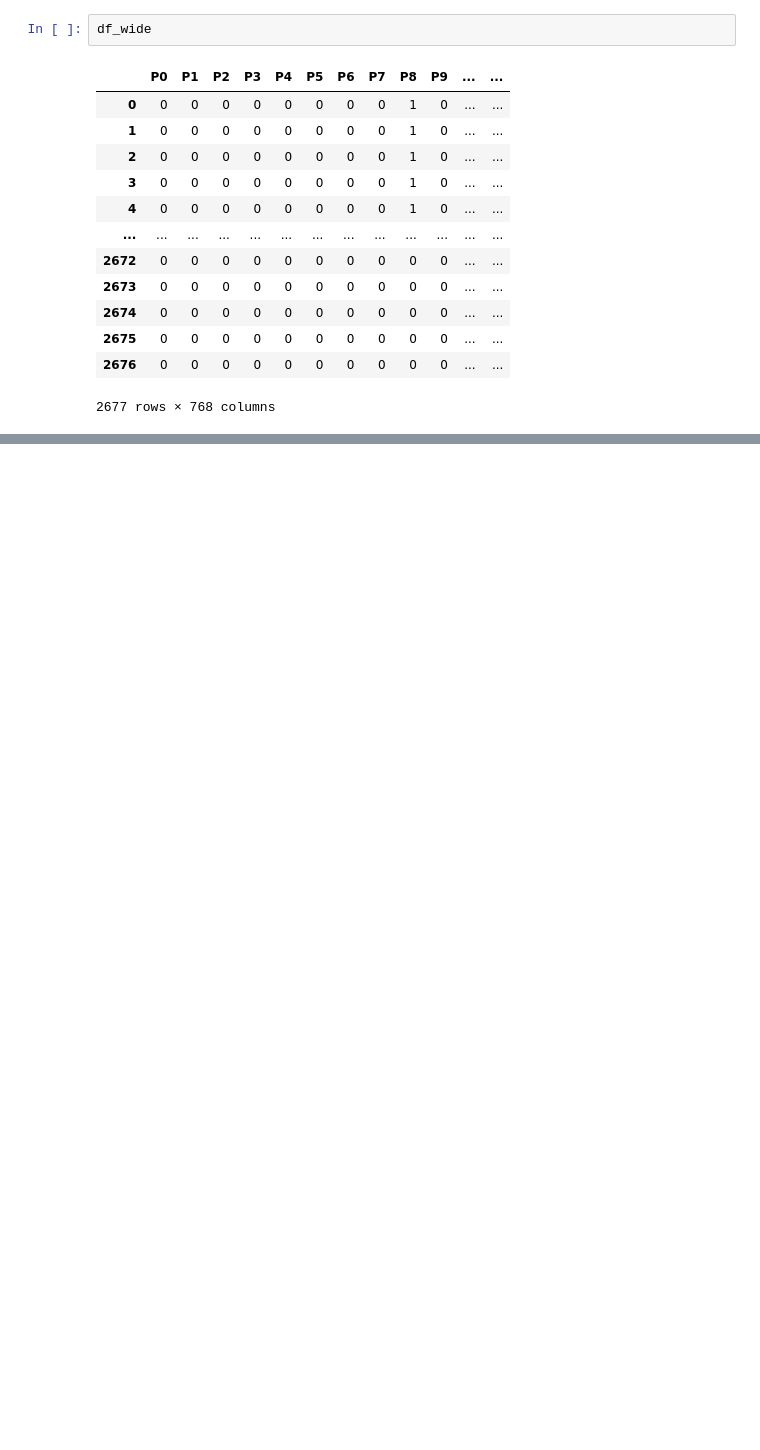
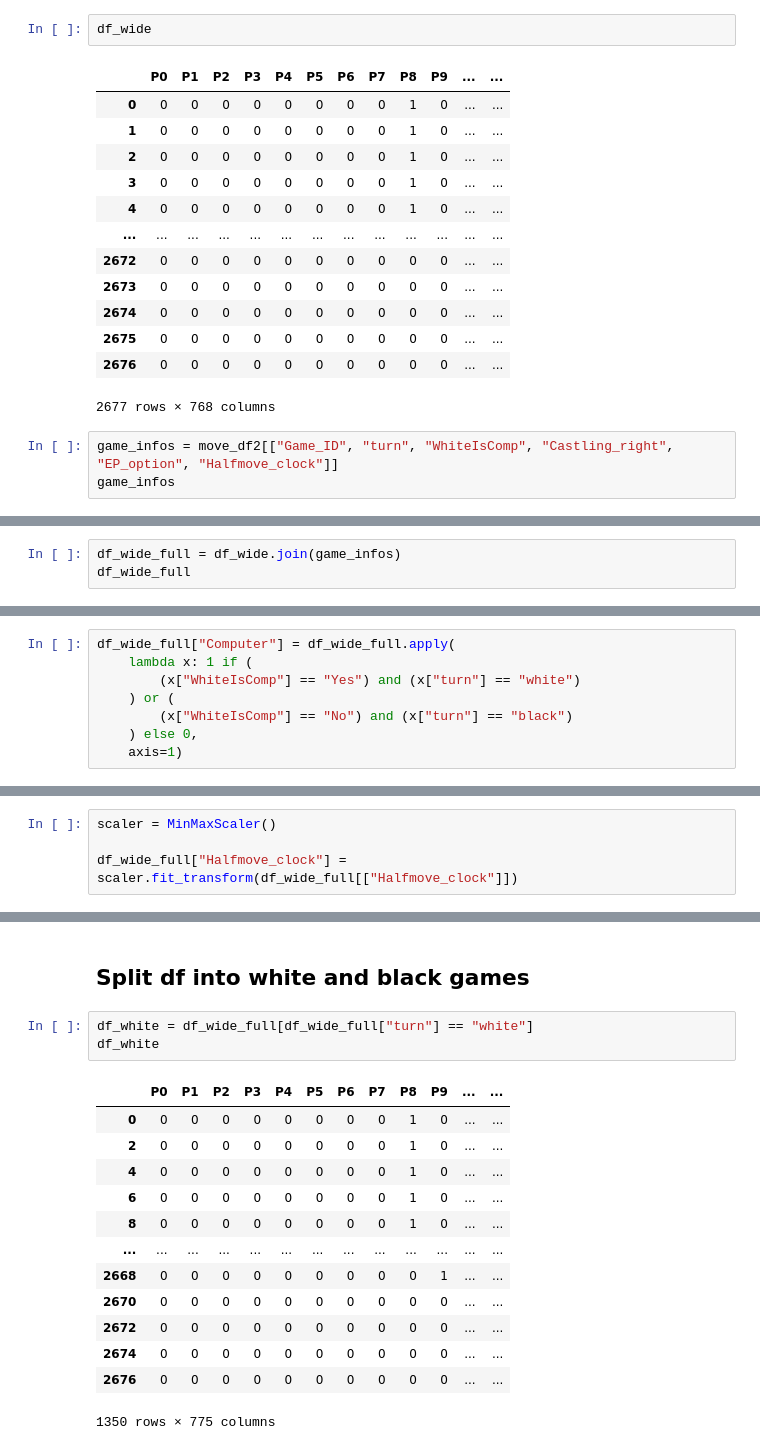
Before and after one commit to VPeron/cc_detector, a Jupyter notebook: notebooks/pgn_to_3dfs_Manuel.ipynb, the cells around one changed output, grey strips where cells are left out. Saved outputs shown, nothing was run; the diff lists cells and outputs as text; blank space fills up the shorter version.

```diff
--- a/notebooks/pgn_to_3dfs_Manuel.ipynb
+++ b/notebooks/pgn_to_3dfs_Manuel.ipynb
@@ -476,3 +513,6 @@ df_wide
 | 2675 | 0 | 0 | 0 | 0 | 0 | 0 | 0 | 0 | 0 | 0 | ... | ... |
 | 2676 | 0 | 0 | 0 | 0 | 0 | 0 | 0 | 0 | 0 | 0 | ... | ... |
 2677 rows × 768 columns
+# %%
+game_infos = move_df2[["Game_ID", "turn", "WhiteIsComp", "Castling_right", "EP_option", "Halfmove_clock"]]
+game_infos
@@ -478,0 +533,3 @@ df_wide
+# %%
+df_wide_full = df_wide.join(game_infos)
+df_wide_full
@@ -478,0 +552,8 @@ df_wide
+# %%
+df_wide_full["Computer"] = df_wide_full.apply(
+    lambda x: 1 if (
+        (x["WhiteIsComp"] == "Yes") and (x["turn"] == "white")
+    ) or (
+        (x["WhiteIsComp"] == "No") and (x["turn"] == "black")
+    ) else 0,
+    axis=1)
@@ -478,0 +580,4 @@ df_wide
+# %%
+scaler = MinMaxScaler()
+
+df_wide_full["Halfmove_clock"] = scaler.fit_transform(df_wide_full[["Halfmove_clock"]])
@@ -478,0 +616,19 @@ df_wide
+# %% [markdown]
+## Split df into white and black games
+# %%
+df_white = df_wide_full[df_wide_full["turn"] == "white"]
+df_white
+# %% [output]
+|  | P0 | P1 | P2 | P3 | P4 | P5 | P6 | P7 | P8 | P9 | ... | ... |
+| 0 | 0 | 0 | 0 | 0 | 0 | 0 | 0 | 0 | 1 | 0 | ... | ... |
+| 2 | 0 | 0 | 0 | 0 | 0 | 0 | 0 | 0 | 1 | 0 | ... | ... |
+| 4 | 0 | 0 | 0 | 0 | 0 | 0 | 0 | 0 | 1 | 0 | ... | ... |
+| 6 | 0 | 0 | 0 | 0 | 0 | 0 | 0 | 0 | 1 | 0 | ... | ... |
+| 8 | 0 | 0 | 0 | 0 | 0 | 0 | 0 | 0 | 1 | 0 | ... | ... |
+| ... | ... | ... | ... | ... | ... | ... | ... | ... | ... | ... | ... | ... |
+| 2668 | 0 | 0 | 0 | 0 | 0 | 0 | 0 | 0 | 0 | 1 | ... | ... |
+| 2670 | 0 | 0 | 0 | 0 | 0 | 0 | 0 | 0 | 0 | 0 | ... | ... |
+| 2672 | 0 | 0 | 0 | 0 | 0 | 0 | 0 | 0 | 0 | 0 | ... | ... |
+| 2674 | 0 | 0 | 0 | 0 | 0 | 0 | 0 | 0 | 0 | 0 | ... | ... |
+| 2676 | 0 | 0 | 0 | 0 | 0 | 0 | 0 | 0 | 0 | 0 | ... | ... |
+1350 rows × 775 columns
```
Also changed, not shown: parts of 48 cells of this notebook, 3 other files.
